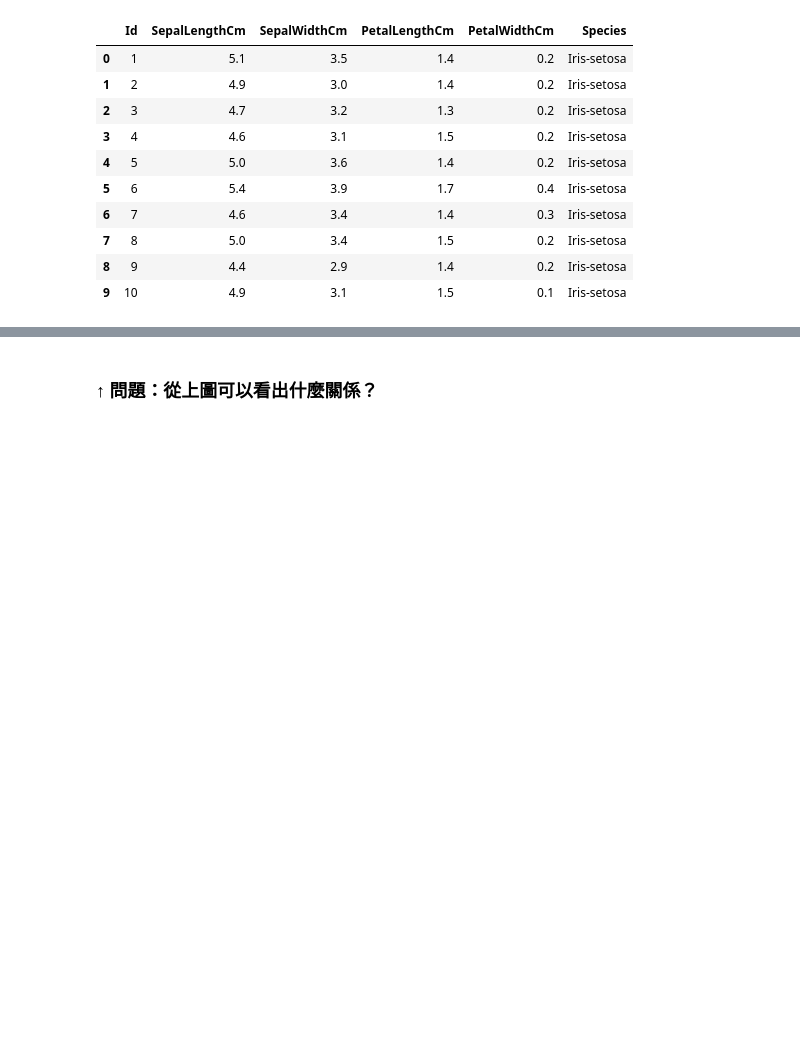
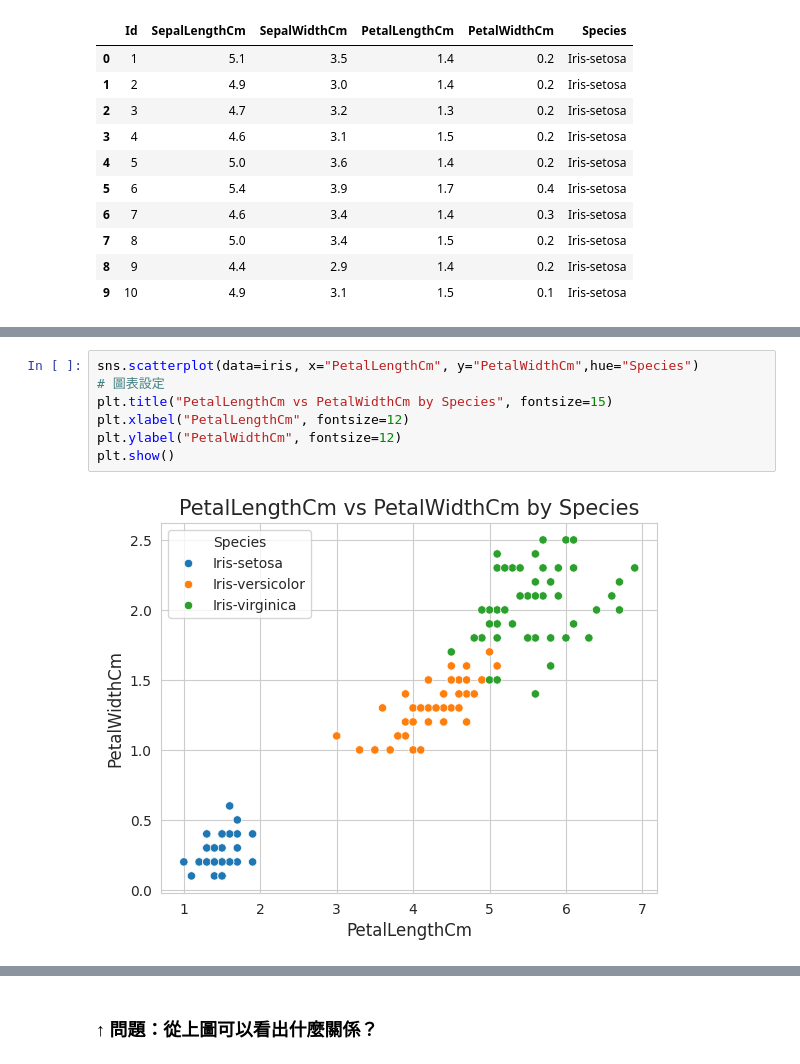
Before and after one commit to Yiting916/data_analysis, a Jupyter notebook: 05-01.LAB_Iris.ipynb, the cells around one changed output, grey strips where cells are left out. Saved outputs shown, nothing was run; the diff lists cells and outputs as text; blank space fills up the shorter version.

```diff
--- a/05-01.LAB_Iris.ipynb
+++ b/05-01.LAB_Iris.ipynb
@@ -45,0 +44,9 @@ plt.show()
+# %%
+sns.scatterplot(data=iris, x="PetalLengthCm", y="PetalWidthCm",hue="Species")
+# 圖表設定
+plt.title("PetalLengthCm vs PetalWidthCm by Species", fontsize=15)
+plt.xlabel("PetalLengthCm", fontsize=12)
+plt.ylabel("PetalWidthCm", fontsize=12)
+plt.show()
+# %% [output]
+[figure, added]
```
Also changed, not shown: parts of 4 cells of this notebook.
